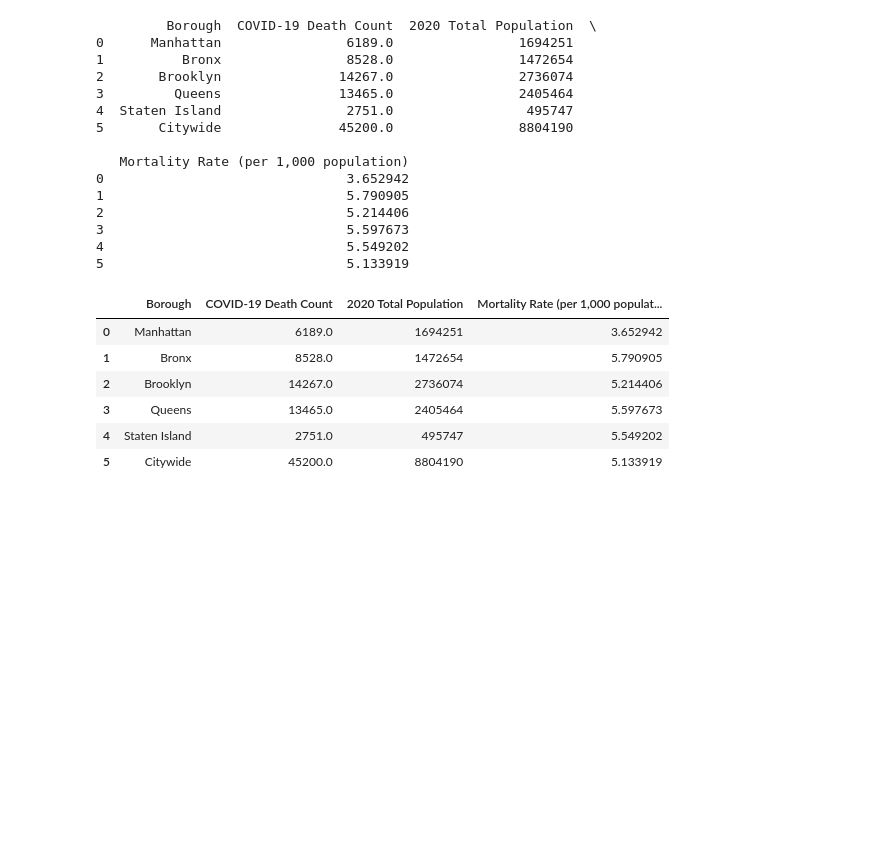
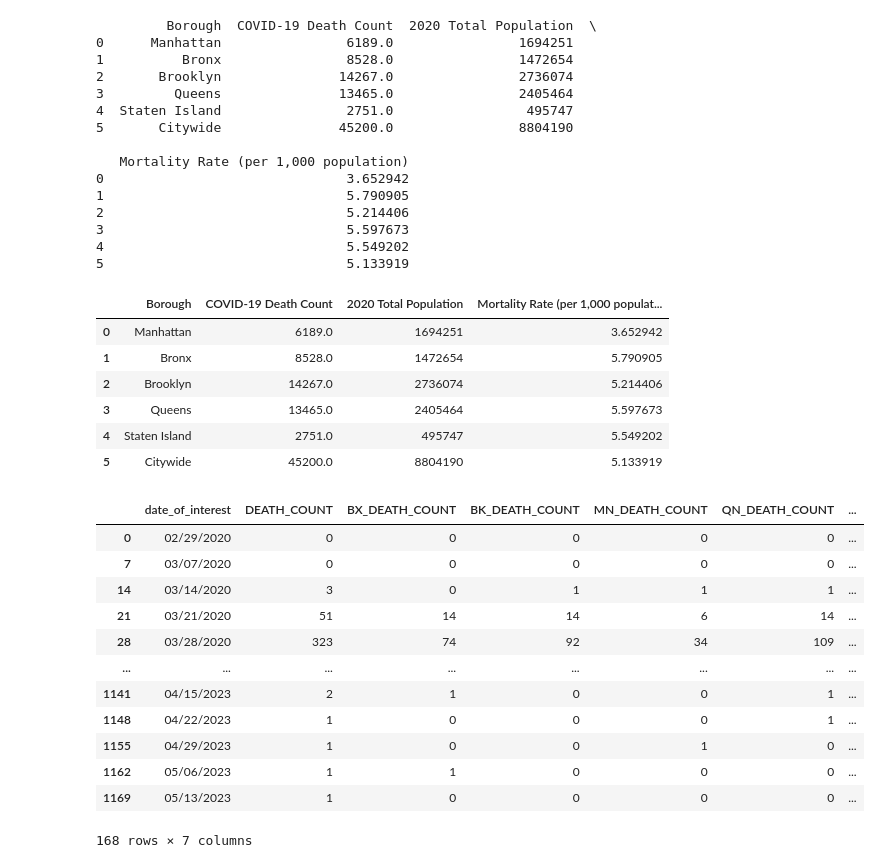
Before and after one commit to emilycolby/NYC_COVID_project, a Jupyter notebook: COVID_NYC.ipynb, the cells around one changed output. Drawn from its saved outputs; the diff is of its cells as text; code cells hidden in the pictures; blank space fills up the shorter version.

```diff
--- a/COVID_NYC.ipynb
+++ b/COVID_NYC.ipynb
@@ -36,3 +37,22 @@ death_census_data_combined
 | 3 | Queens | 13465.0 | 2405464 | 5.597673 |
 | 4 | Staten Island | 2751.0 | 495747 | 5.549202 |
 | 5 | Citywide | 45200.0 | 8804190 | 5.133919 |
+# %%
+deaths_by_day
+deaths_by_week = np.arange(0, 1172, 7)
+weekly_deaths = deaths_by_day.iloc[deaths_by_week]
+weekly_deaths
+# %% [output]
+|  | date_of_interest | DEATH_COUNT | BX_DEATH_COUNT | BK_DEATH_COUNT | MN_DEATH_COUNT | QN_DEATH_COUNT | ... |
+| 0 | 02/29/2020 | 0 | 0 | 0 | 0 | 0 | ... |
+| 7 | 03/07/2020 | 0 | 0 | 0 | 0 | 0 | ... |
+| 14 | 03/14/2020 | 3 | 0 | 1 | 1 | 1 | ... |
+| 21 | 03/21/2020 | 51 | 14 | 14 | 6 | 14 | ... |
+| 28 | 03/28/2020 | 323 | 74 | 92 | 34 | 109 | ... |
+| ... | ... | ... | ... | ... | ... | ... | ... |
+| 1141 | 04/15/2023 | 2 | 1 | 0 | 0 | 1 | ... |
+| 1148 | 04/22/2023 | 1 | 0 | 0 | 0 | 1 | ... |
+| 1155 | 04/29/2023 | 1 | 0 | 0 | 1 | 0 | ... |
+| 1162 | 05/06/2023 | 1 | 1 | 0 | 0 | 0 | ... |
+| 1169 | 05/13/2023 | 1 | 0 | 0 | 0 | 0 | ... |
+168 rows × 7 columns
```
Also changed, not shown: parts of 3 cells of this notebook.
